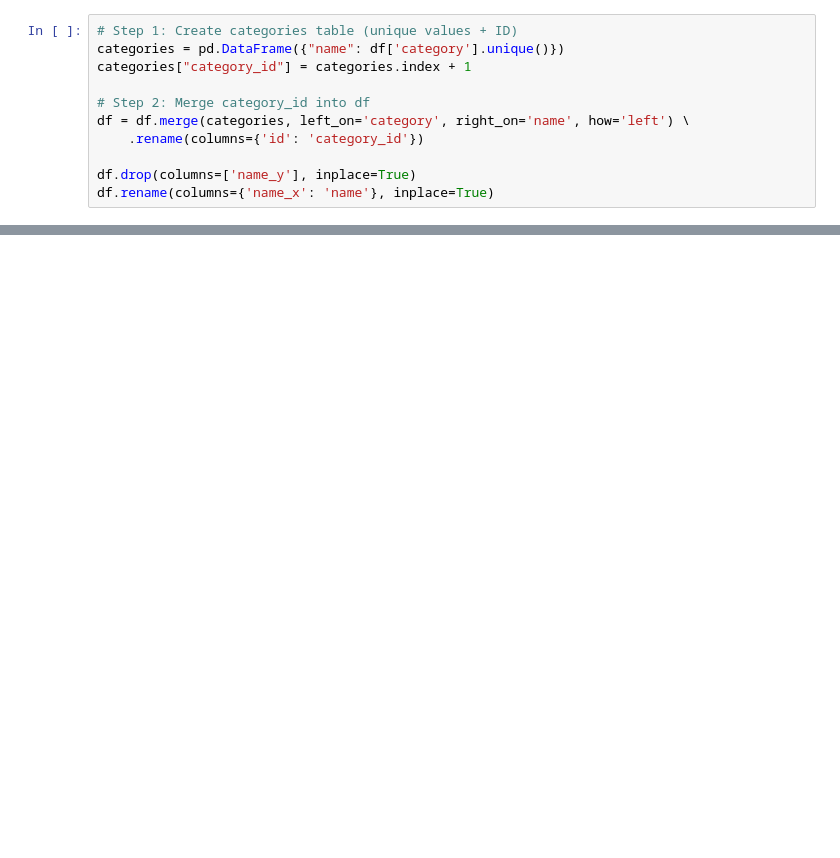
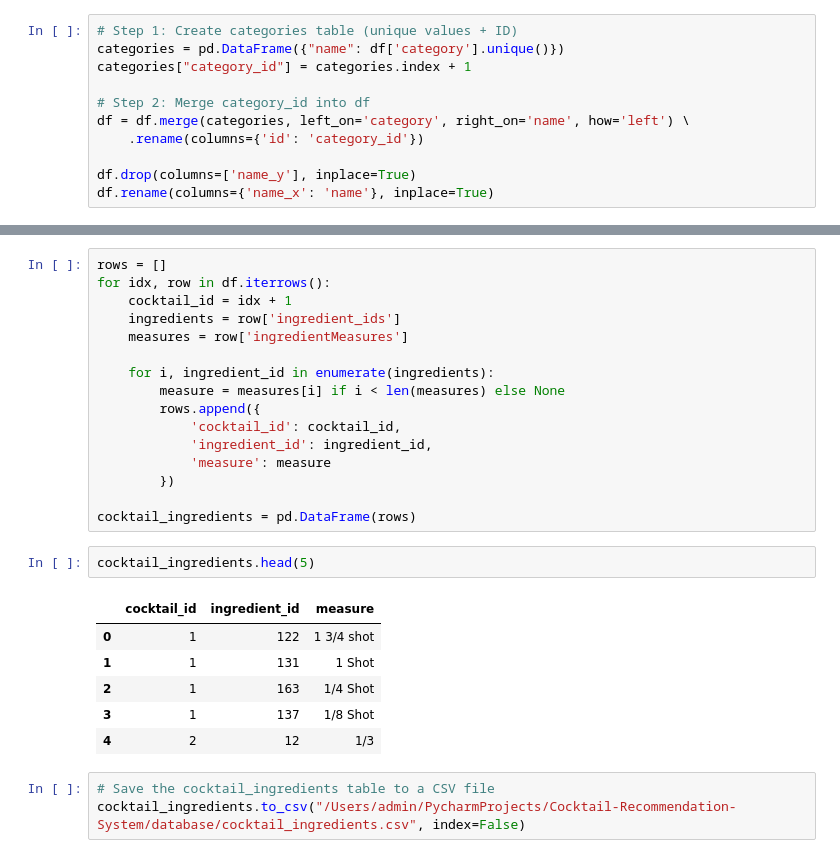
Before and after one commit to lethanhdatphumy/Cocktail-Recommendation-System, a Jupyter notebook: notebooks/03-normalization.ipynb, the cells around one changed output, grey strips where cells are left out. Saved outputs shown, nothing was run; the diff lists cells and outputs as text; blank space fills up the shorter version.

```diff
--- a/notebooks/03-normalization.ipynb
+++ b/notebooks/03-normalization.ipynb
@@ -94,0 +294,28 @@ KeyError: 'category_id'
+# %%
+rows = []
+for idx, row in df.iterrows():
+    cocktail_id = idx + 1
+    ingredients = row['ingredient_ids']
+    measures = row['ingredientMeasures']
+
+    for i, ingredient_id in enumerate(ingredients):
+        measure = measures[i] if i < len(measures) else None
+        rows.append({
+            'cocktail_id': cocktail_id,
+            'ingredient_id': ingredient_id,
+            'measure': measure
+        })
+
+cocktail_ingredients = pd.DataFrame(rows)
+# %%
+cocktail_ingredients.head(5)
+# %% [output]
+|  | cocktail_id | ingredient_id | measure |
+| 0 | 1 | 122 | 1 3/4 shot |
+| 1 | 1 | 131 | 1 Shot |
+| 2 | 1 | 163 | 1/4 Shot |
+| 3 | 1 | 137 | 1/8 Shot |
+| 4 | 2 | 12 | 1/3 |
+# %%
+# Save the cocktail_ingredients table to a CSV file
+cocktail_ingredients.to_csv("/Users/admin/PycharmProjects/Cocktail-Recommendation-System/database/cocktail_ingredients.csv", index=False)
```
Also changed, not shown: parts of 22 cells of this notebook, 4 other files.
